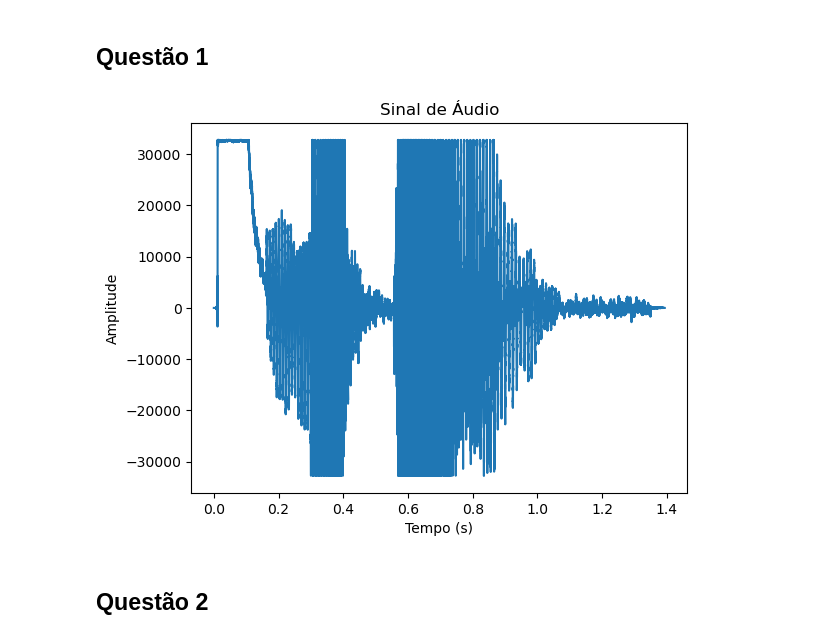
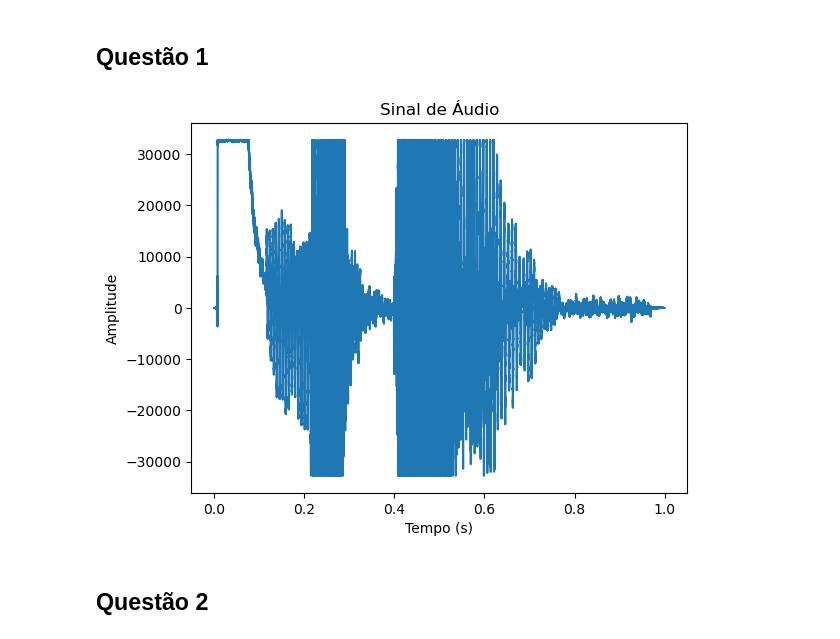
Before and after one commit to jaopaulomilitao/Pattern-Recognition-Studies-In-Audio, a Jupyter notebook: main.ipynb, the cells around one changed output. Cells and saved outputs as stored; diff of their text form; code cells hidden in the pictures.

```diff
--- a/main.ipynb
+++ b/main.ipynb
@@ -24,7 +24,7 @@ def carregar_audio(caminho_arquivo):
     return audio_data, taxa_amostragem, duracao
 
 # Função para plotar o sinal de áudio
-def plotar_audio(audio_data, taxa_amostragem, duracao):
+def plotar_audio(audio_data, duracao):
     tempo = np.linspace(0, duracao, len(audio_data))
     plt.plot(tempo, audio_data)
     plt.xlabel('Tempo (s)')
@@ -39,6 +39,30 @@ def plotar_histograma(audio_data):
     plt.ylabel('Frequência')
     plt.title('Histograma do Sinal de Áudio')
     plt.show()
+
+# Função para dividir o sinal de áudio em partes e calcular a média temporal de cada parte
+def calcular_medias_temporais(audio_data, num_partes):
+    tamanho_parte = len(audio_data) // num_partes
+    medias_temporais = []
+    for i in range(num_partes):
+        inicio = i * tamanho_parte
+        fim = inicio + tamanho_parte
+        parte_audio = audio_data[inicio:fim]
+        media_temporal = np.mean(parte_audio)
+        medias_temporais.append(media_temporal)
+    return medias_temporais
+
+# Função para dividir o sinal de áudio em partes e calcular a função de autocorrelação de cada parte
+def calcular_autocorrelacao_partes(audio_data, num_partes, num_atrasos):
+    tamanho_parte = len(audio_data) // num_partes
+    autocorrelacoes = []
+    for i in range(num_partes):
+        inicio = i * tamanho_parte
+        fim = inicio + tamanho_parte
+        parte_audio = audio_data[inicio:fim]
+        autocorrelacao = np.correlate(parte_audio, parte_audio, mode='full')[:num_atrasos+1]
+        autocorrelacoes.append(autocorrelacao)
+    return autocorrelacoes
 # %% [markdown]
 ## Questão 1
 # %%
@@ -50,9 +74,9 @@ audio_data, _, _ = carregar_audio(caminho_arquivo)
 # %%
 
 # Plotar o sinal de áudio
-plotar_audio(audio_data, taxa_amostragem, duracao)
+plotar_audio(audio_data, 1)
 # %% [output]
-[figure, old version]
+[figure, new version]
 # %% [markdown]
 ## Questão 2
 # %%
```
Also changed, not shown: parts of 6 cells of this notebook.
